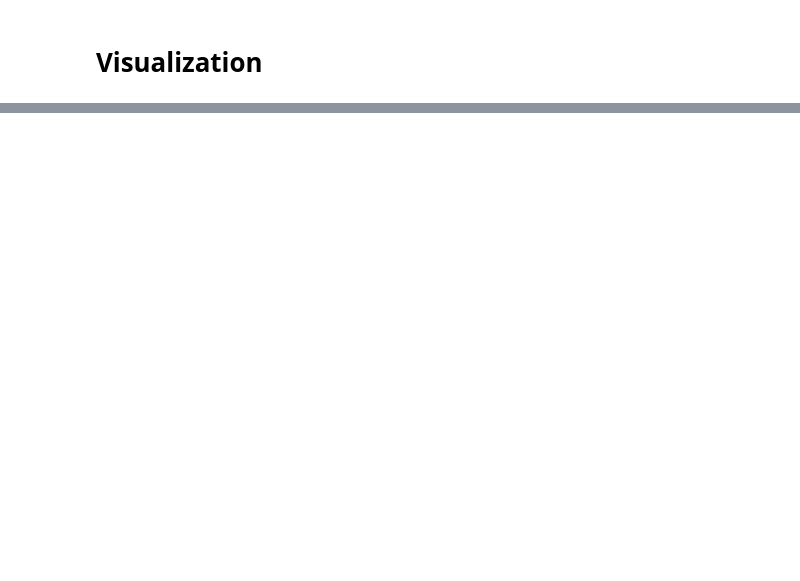
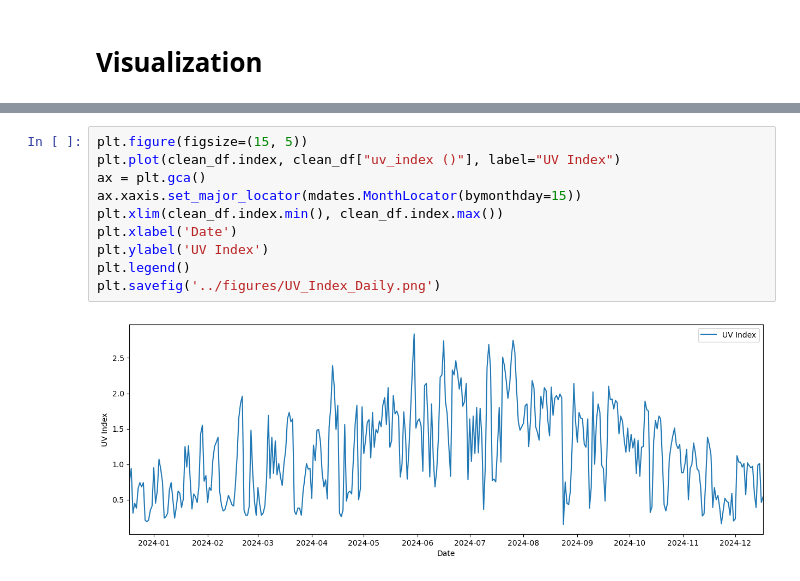
Before and after one commit to tannedjames/2526-LTXLDL-Project-AIT2006-4-3.2, a Jupyter notebook: trong/src/main.ipynb, the cells around one changed output, grey strips where cells are left out. Saved outputs shown, nothing was run; the diff lists cells and outputs as text; blank space fills up the shorter version.

```diff
--- a/trong/src/main.ipynb
+++ b/trong/src/main.ipynb
@@ -435,0 +478,12 @@ FileNotFoundError: [Errno 2] No such file or directory: '../processed/daily_weat
+# %%
+plt.figure(figsize=(15, 5))
+plt.plot(clean_df.index, clean_df["uv_index ()"], label="UV Index")
+ax = plt.gca()
+ax.xaxis.set_major_locator(mdates.MonthLocator(bymonthday=15))
+plt.xlim(clean_df.index.min(), clean_df.index.max())
+plt.xlabel('Date')
+plt.ylabel('UV Index')
+plt.legend()
+plt.savefig('../figures/UV_Index_Daily.png')
+# %% [output]
+[figure, added]
```
Also changed, not shown: parts of 8 cells of this notebook.
